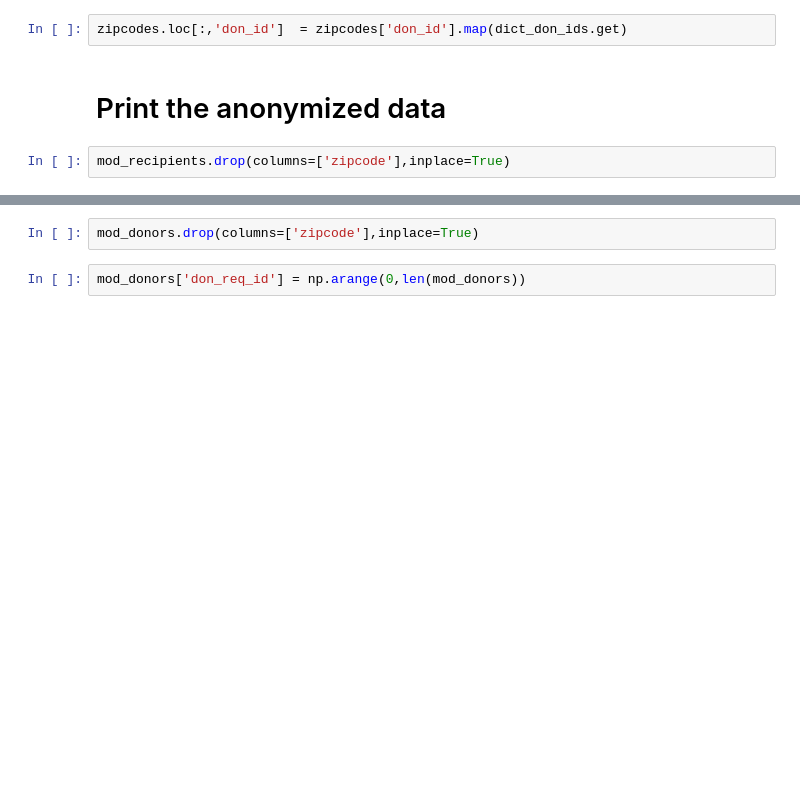
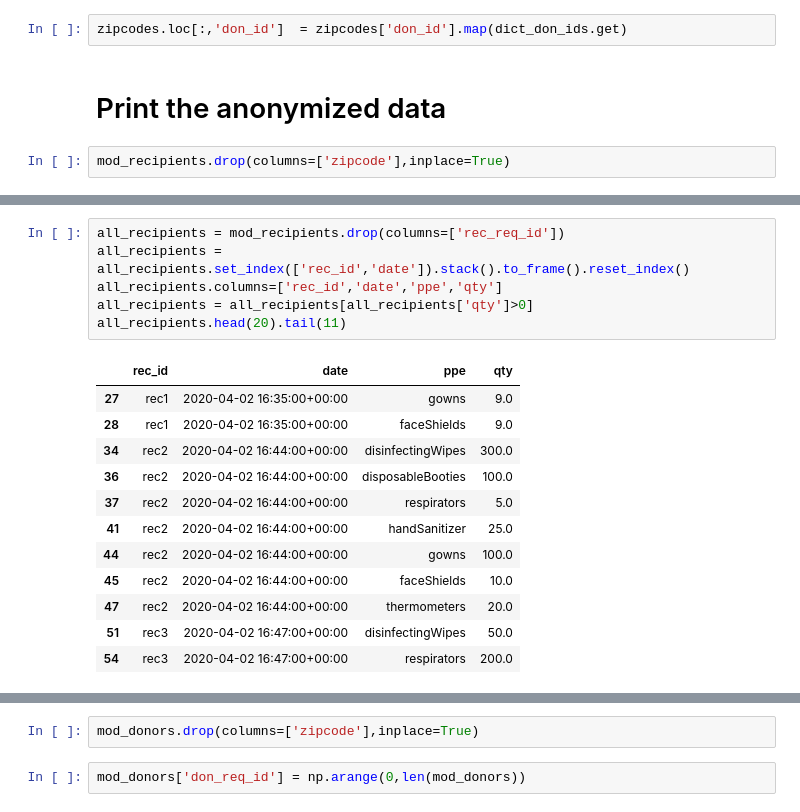
Before and after one commit to samorani/MatchingPPE, a Jupyter notebook: anonymize data.ipynb, the cells around one changed output, grey strips where cells are left out. Saved outputs shown, nothing was run; the diff lists cells and outputs as text; blank space fills up the shorter version.

```diff
--- a/anonymize data.ipynb
+++ b/anonymize data.ipynb
@@ -368,0 +368,19 @@ mod_recipients.head()
+# %%
+all_recipients = mod_recipients.drop(columns=['rec_req_id'])
+all_recipients = all_recipients.set_index(['rec_id','date']).stack().to_frame().reset_index()
+all_recipients.columns=['rec_id','date','ppe','qty']
+all_recipients = all_recipients[all_recipients['qty']>0]
+all_recipients.head(20).tail(11)
+# %% [output]
+|  | rec_id | date | ppe | qty |
+| 27 | rec1 | 2020-04-02 16:35:00+00:00 | gowns | 9.0 |
+| 28 | rec1 | 2020-04-02 16:35:00+00:00 | faceShields | 9.0 |
+| 34 | rec2 | 2020-04-02 16:44:00+00:00 | disinfectingWipes | 300.0 |
+| 36 | rec2 | 2020-04-02 16:44:00+00:00 | disposableBooties | 100.0 |
+| 37 | rec2 | 2020-04-02 16:44:00+00:00 | respirators | 5.0 |
+| 41 | rec2 | 2020-04-02 16:44:00+00:00 | handSanitizer | 25.0 |
+| 44 | rec2 | 2020-04-02 16:44:00+00:00 | gowns | 100.0 |
+| 45 | rec2 | 2020-04-02 16:44:00+00:00 | faceShields | 10.0 |
+| 47 | rec2 | 2020-04-02 16:44:00+00:00 | thermometers | 20.0 |
+| 51 | rec3 | 2020-04-02 16:47:00+00:00 | disinfectingWipes | 50.0 |
+| 54 | rec3 | 2020-04-02 16:47:00+00:00 | respirators | 200.0 |
```
Also changed, not shown: parts of 9 cells of this notebook, 6 other files.
